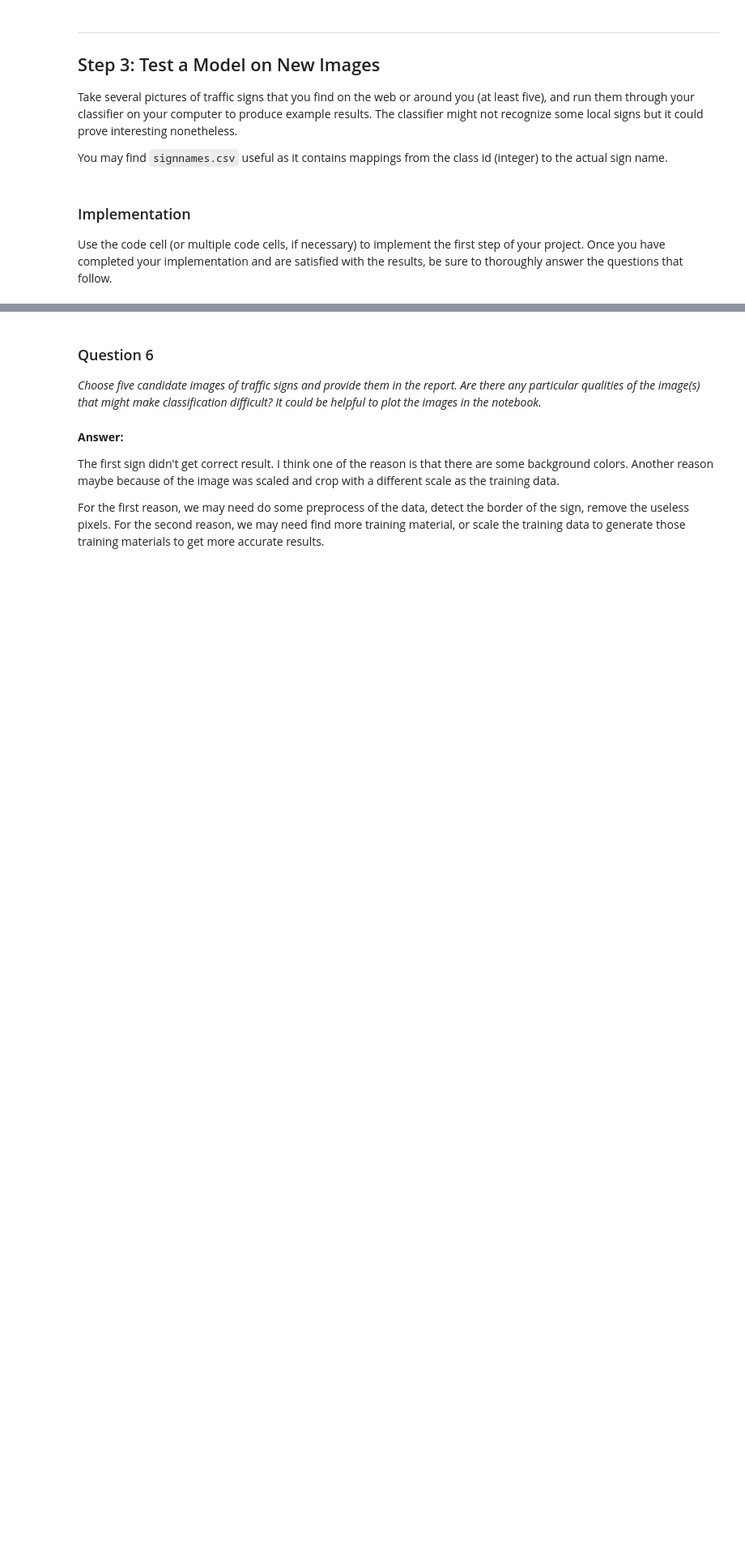
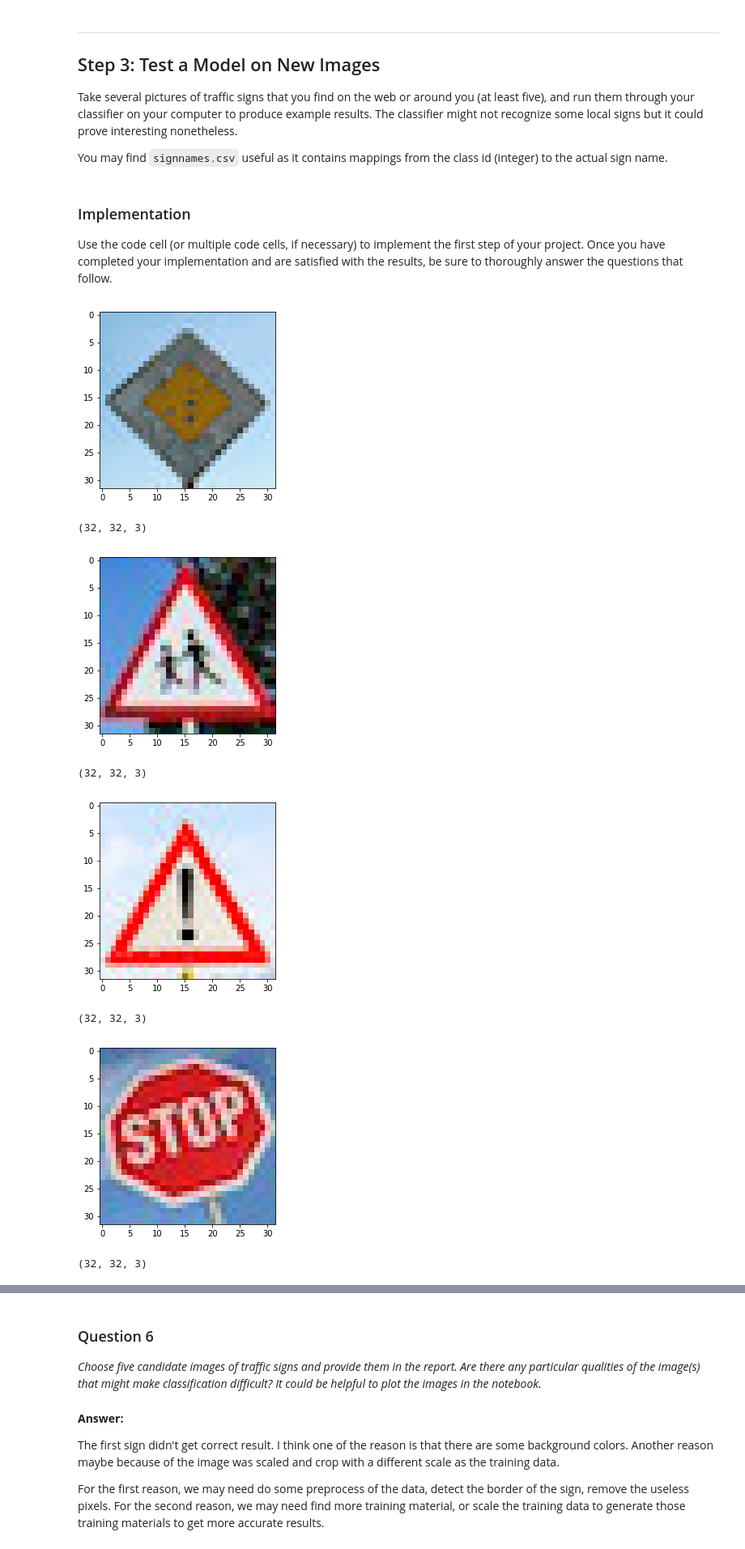
Before and after one commit to lixinso/CarND-Traffic-Sign-Classifier-Project, a Jupyter notebook: Traffic_Sign_Classifier.ipynb, the cells around one changed output, grey strips where cells are left out. Shown: that part at 81% size. Saved outputs shown, nothing was run; the diff lists cells and outputs as text; code cells hidden in the pictures; blank space fills up the shorter version.

```diff
--- a/Traffic_Sign_Classifier.ipynb
+++ b/Traffic_Sign_Classifier.ipynb
@@ -624,21 +659,30 @@ Use the code cell (or multiple code cells, if necessary) to implement the first
 # %%
 ### Load the images and plot them here.
 ### Feel free to use as many code cells as needed.
 
 
 import matplotlib.image as mpimg
 import os
 
 new_images = []
 
-new_img_path = "./new_img/"
+new_img_path = "./new-images/"
 files = os.listdir(new_img_path)
 for file in files:
     if ".jpg" in file:
         image = mpimg.imread(new_img_path + file)
         new_images.append(image)
         plt.imshow(image)
         plt.show()
 
         #print(image)
         print(np.array(new_images[0]).shape)
+# %% [output]
+[figure, added]
+(32, 32, 3)
+[figure, added]
+(32, 32, 3)
+[figure, added]
+(32, 32, 3)
+[figure, added]
+(32, 32, 3)
```
Also changed, not shown: parts of 12 cells of this notebook, 6 other files.
